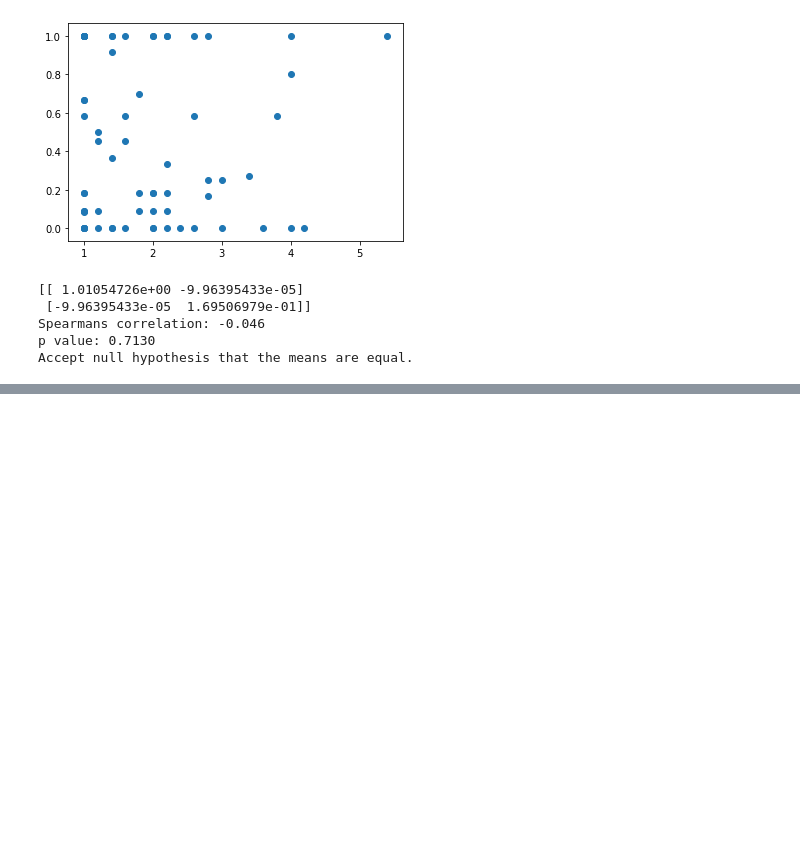
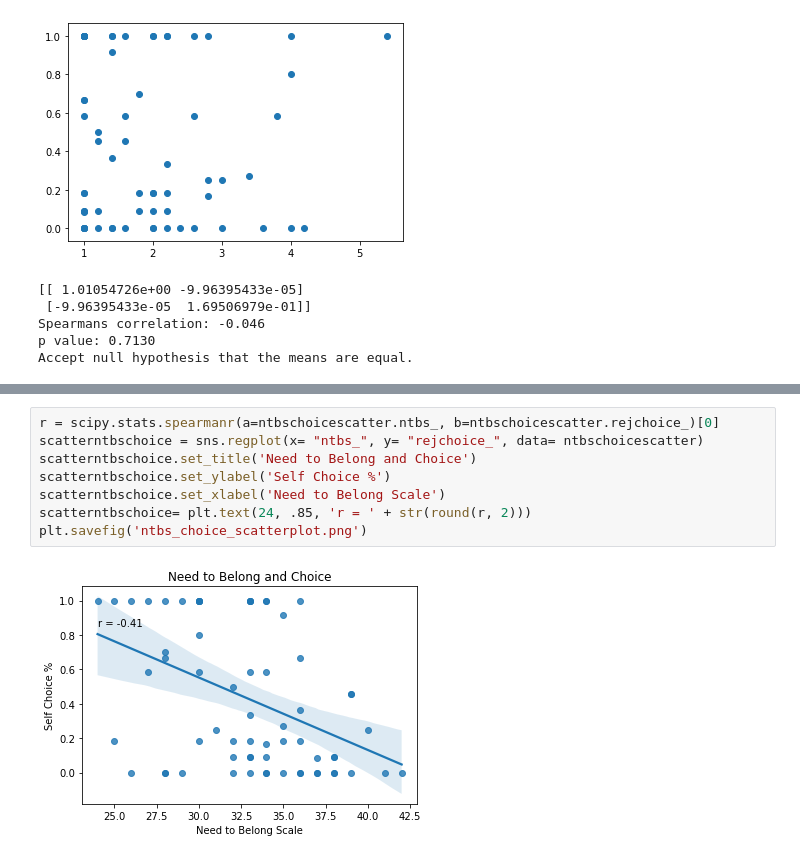
Before and after one commit to fareri-lab/Rejection_Choice, a Jupyter notebook: RMAnova w Pingouin_7.18.23.ipynb, the cells around one changed output, grey strips where cells are left out. Drawn from its saved outputs; the diff is of its cells as text; blank space fills up the shorter version.

```diff
--- a/RMAnova w Pingouin_7.18.23.ipynb
+++ b/RMAnova w Pingouin_7.18.23.ipynb
@@ -699,0 +759,10 @@ Accept null hypothesis that the means are equal.
+# %%
+r = scipy.stats.spearmanr(a=ntbschoicescatter.ntbs_, b=ntbschoicescatter.rejchoice_)[0]
+scatterntbschoice = sns.regplot(x= "ntbs_", y= "rejchoice_", data= ntbschoicescatter)
+scatterntbschoice.set_title('Need to Belong and Choice')
+scatterntbschoice.set_ylabel('Self Choice %')
+scatterntbschoice.set_xlabel('Need to Belong Scale')
+scatterntbschoice= plt.text(24, .85, 'r = ' + str(round(r, 2)))
+plt.savefig('ntbs_choice_scatterplot.png')
+# %% [output]
+[figure, added]
```
Also changed, not shown: parts of 36 cells of this notebook, 7 other files.
